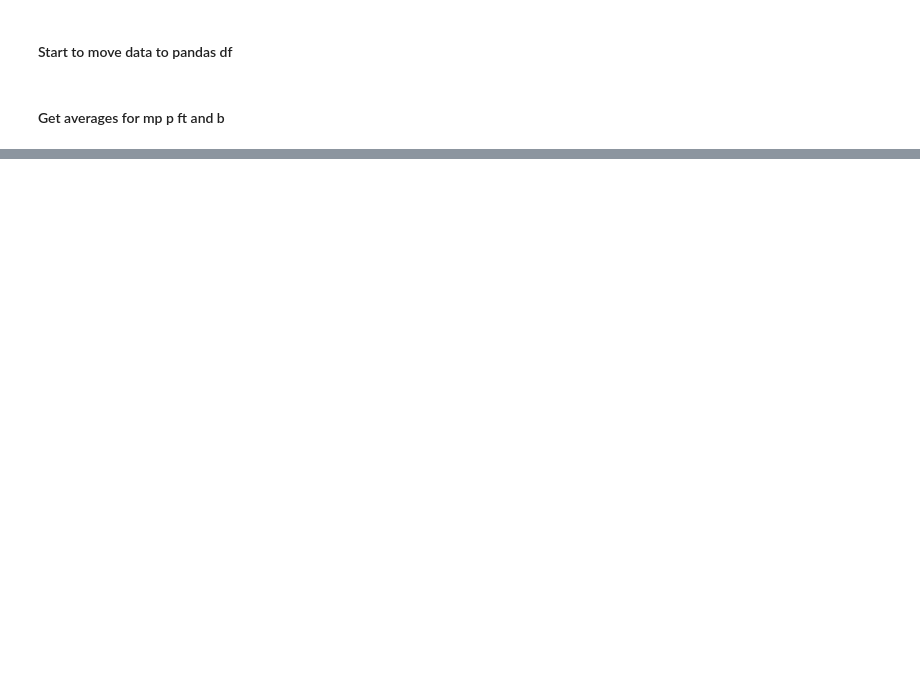
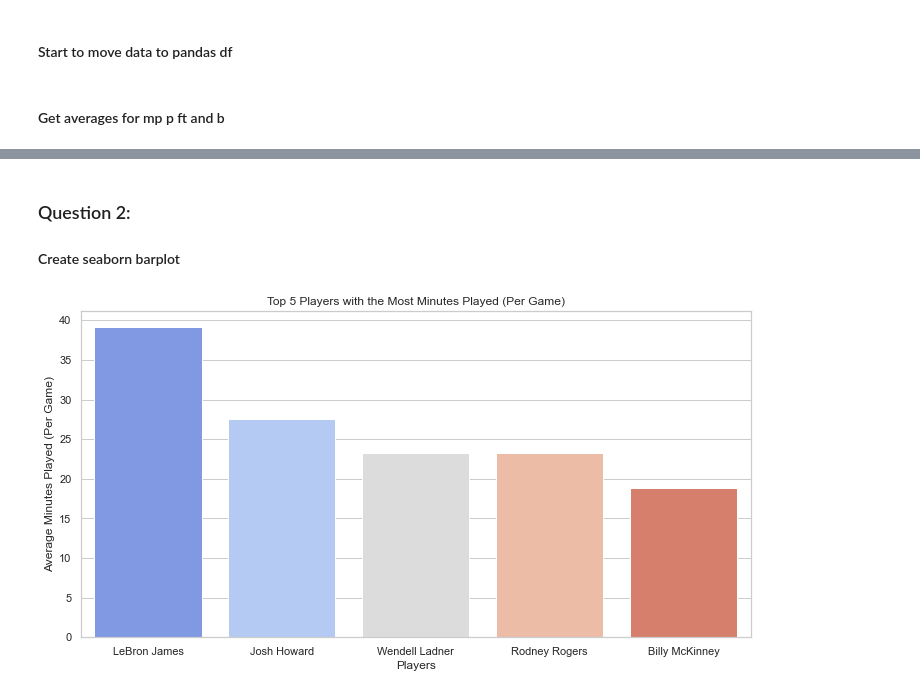
Before and after one commit to rrishi04/Project-2---Web-Scraped-Data-Analysis-and-Visualizations, a Jupyter notebook: web-scraping (3).ipynb, the cells around one changed output, grey strips where cells are left out. Saved outputs shown, nothing was run; the diff lists cells and outputs as text; code cells hidden in the pictures; blank space fills up the shorter version.

```diff
--- a/web-scraping (3).ipynb
+++ b/web-scraping (3).ipynb
@@ -296,0 +338,16 @@ df.head()
+# %% [markdown]
+### Question 2:
+#### Create seaborn barplot
+# %%
+# Get top 5
+top_5_minutes = df.nlargest(5, 'avg_minutes')
+# Create Plot
+plt.figure(figsize=(12, 6))
+sns.barplot(x='name', y='avg_minutes', data=top_5_minutes, palette="coolwarm")
+# Change title and axis
+plt.title("Top 5 Players with the Most Minutes Played (Per Game)")
+plt.xlabel("Players")
+plt.ylabel("Average Minutes Played (Per Game)")
+plt.show()
+# %% [output]
+[figure, added]
```
Also changed, not shown: parts of 16 cells of this notebook.
